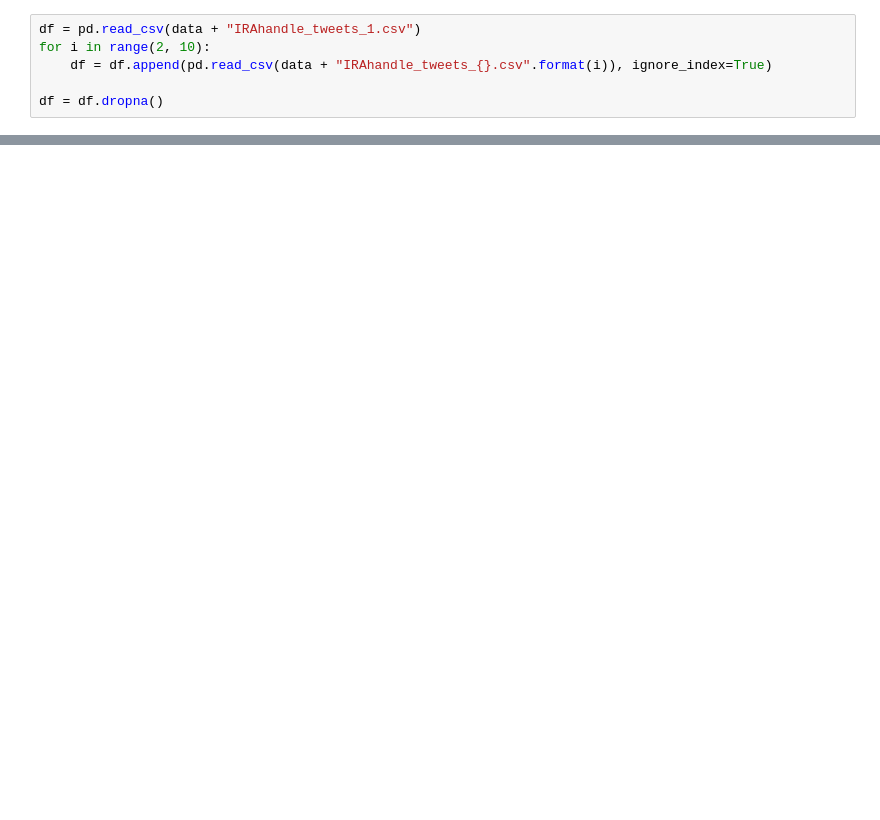
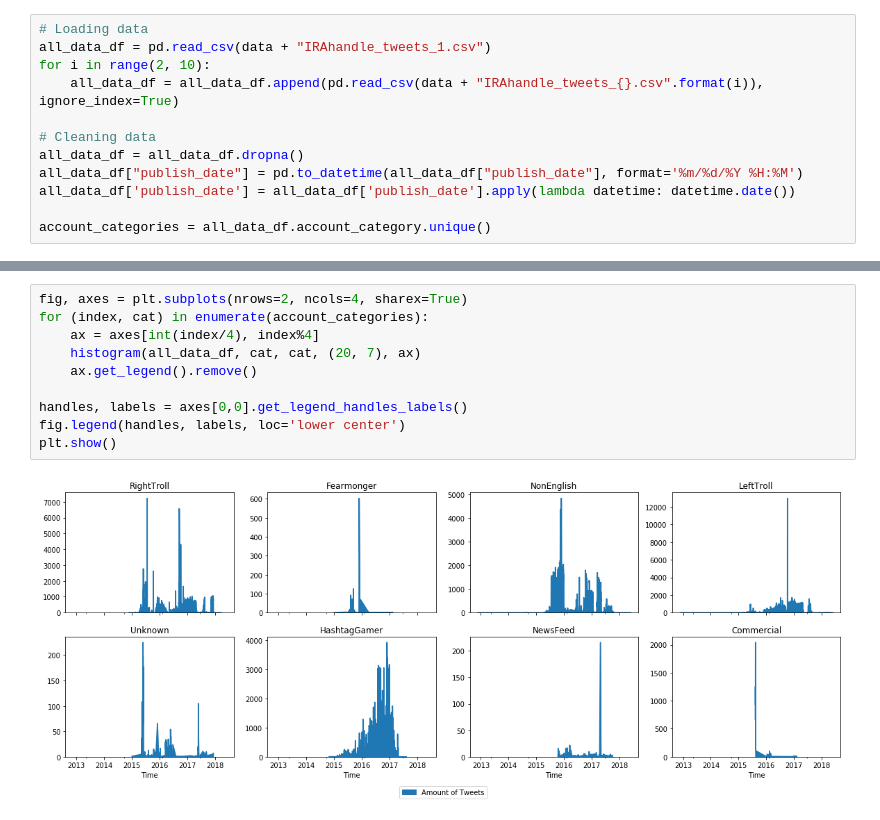
Before and after one commit to GregoireMayrhofer/IRA-and-american-politics, a Jupyter notebook: Untitled.ipynb, the cells around one changed output, grey strips where cells are left out. Saved outputs shown, nothing was run; the diff lists cells and outputs as text; blank space fills up the shorter version.

```diff
--- a/Untitled.ipynb
+++ b/Untitled.ipynb
@@ -4,7 +9,13 @@ import re
 data = "russian-troll-tweets/"
 # %%
-df = pd.read_csv(data + "IRAhandle_tweets_1.csv")
+# Loading data
+all_data_df = pd.read_csv(data + "IRAhandle_tweets_1.csv")
 for i in range(2, 10):
-    df = df.append(pd.read_csv(data + "IRAhandle_tweets_{}.csv".format(i)), ignore_index=True)
+    all_data_df = all_data_df.append(pd.read_csv(data + "IRAhandle_tweets_{}.csv".format(i)), ignore_index=True)
 
-df = df.dropna()
+# Cleaning data
+all_data_df = all_data_df.dropna()
+all_data_df["publish_date"] = pd.to_datetime(all_data_df["publish_date"], format='%m/%d/%Y %H:%M')
+all_data_df['publish_date'] = all_data_df['publish_date'].apply(lambda datetime: datetime.date())
+
+account_categories = all_data_df.account_category.unique()
@@ -42,0 +74,12 @@ a.most_common(300)
+# %%
+fig, axes = plt.subplots(nrows=2, ncols=4, sharex=True)
+for (index, cat) in enumerate(account_categories):
+    ax = axes[int(index/4), index%4]
+    histogram(all_data_df, cat, cat, (20, 7), ax)
+    ax.get_legend().remove()
+
+handles, labels = axes[0,0].get_legend_handles_labels()
+fig.legend(handles, labels, loc='lower center')
+plt.show()
+# %% [output]
+[figure, added]
```
Also changed, not shown: parts of 15 cells of this notebook.
